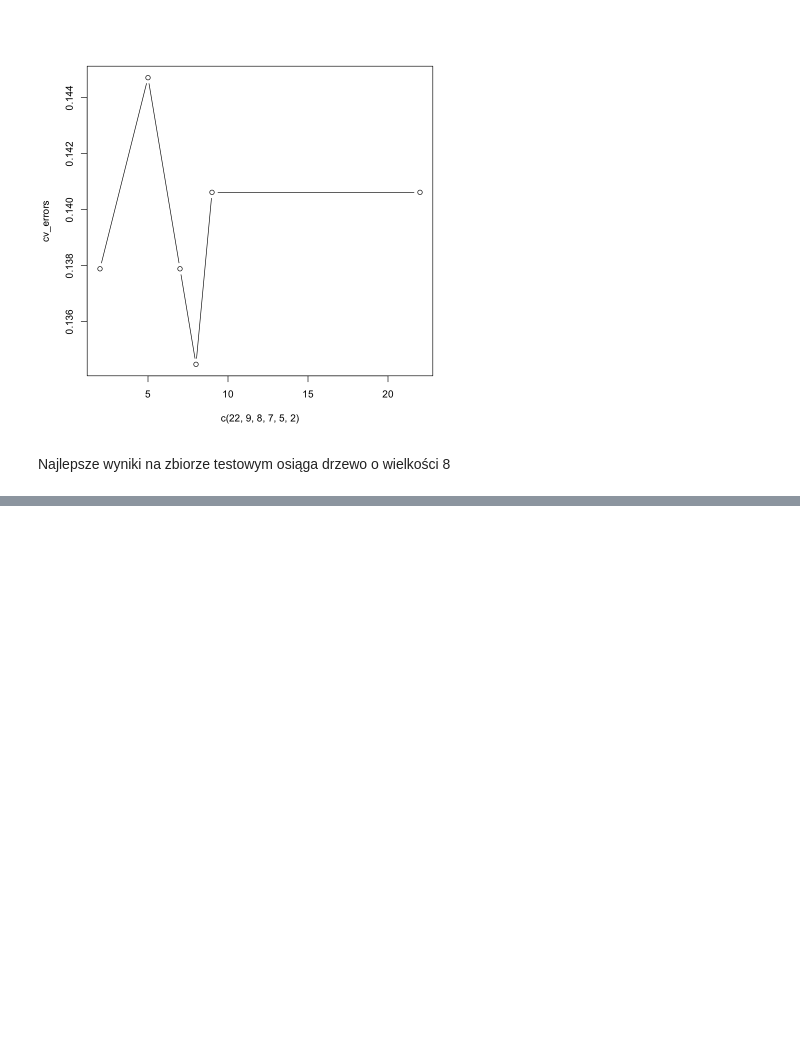
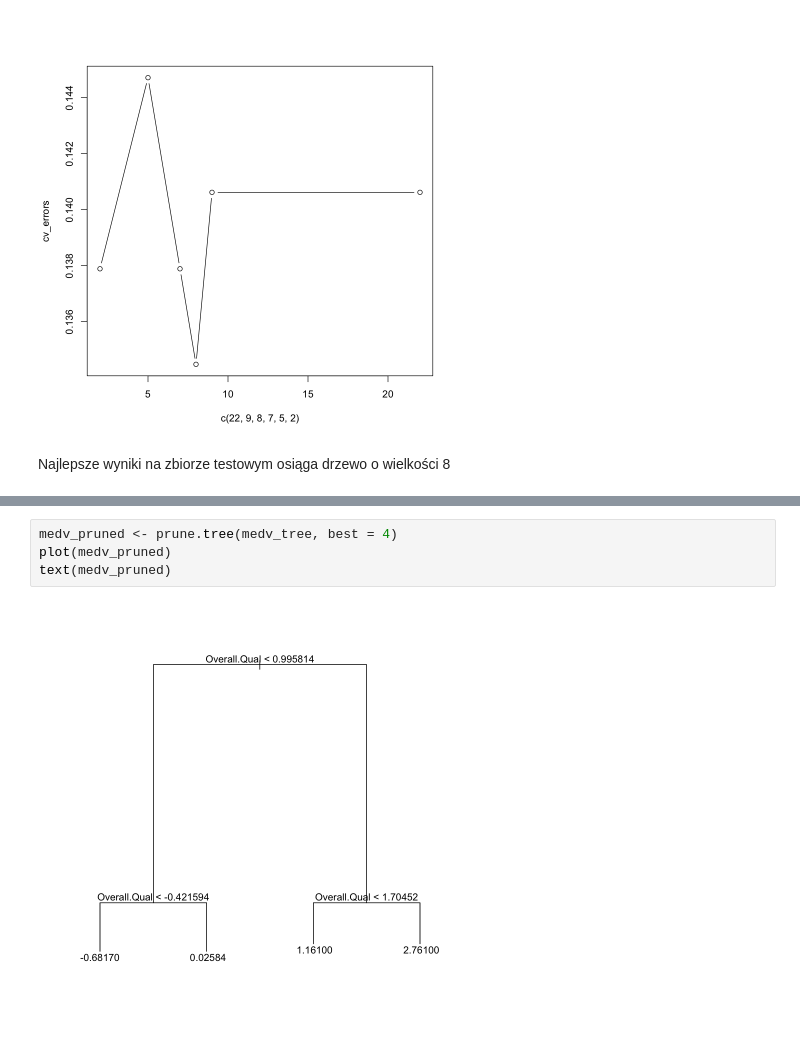
Before and after one commit to Sirtus/rmisw, a Jupyter notebook: stat/project.ipynb, the cells around one changed output, grey strips where cells are left out. Drawn from its saved outputs; the diff is of its cells as text; blank space fills up the shorter version.

```diff
--- a/stat/project.ipynb
+++ b/stat/project.ipynb
@@ -1601,0 +1745,6 @@ Najlepsze wyniki na zbiorze testowym osiąga drzewo o wielkości 8
+# %%
+medv_pruned <- prune.tree(medv_tree, best = 4)
+plot(medv_pruned)
+text(medv_pruned)
+# %% [output]
+[figure, added]
```
Also changed, not shown: parts of 20 cells of this notebook.
